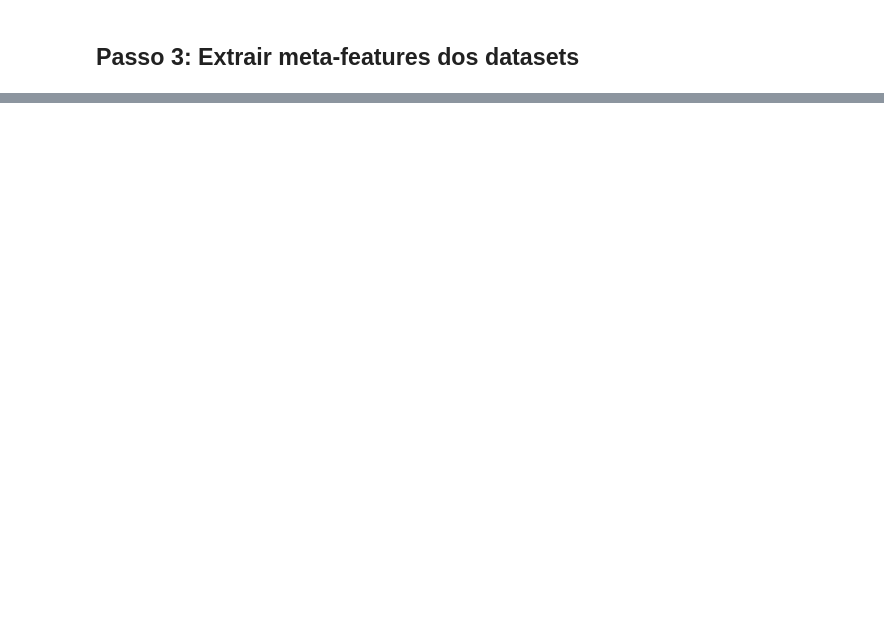
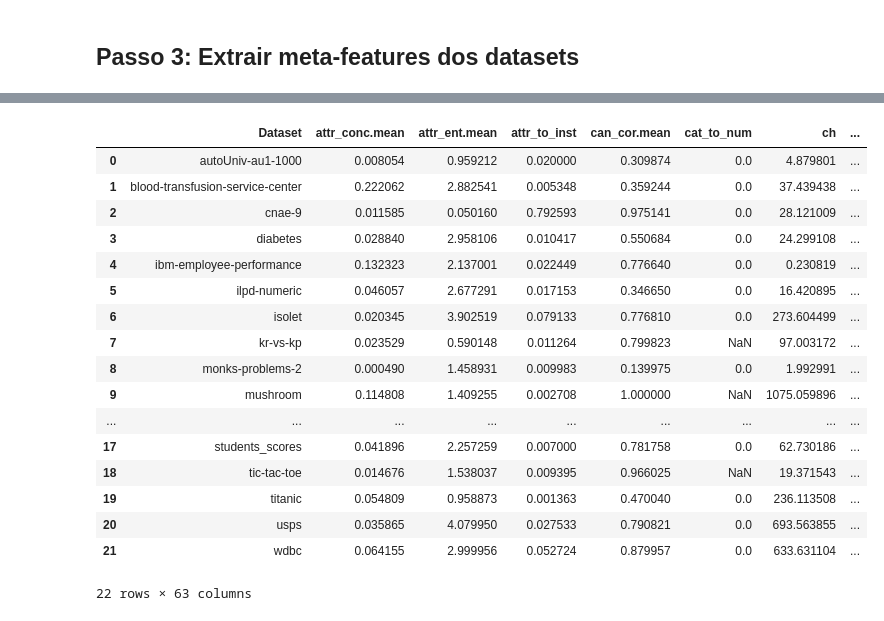
Before and after one commit to amorimlb/Meta-aprendizagem-2026.1-code, a Jupyter notebook: Example3/Example3.ipynb, the cells around one changed output, grey strips where cells are left out. Cells and saved outputs as stored; diff of their text form; code cells hidden in the pictures; blank space fills up the shorter version.

```diff
--- a/Example3/Example3.ipynb
+++ b/Example3/Example3.ipynb
@@ -224,0 +580,21 @@ print(f'\nColumns: {meta_features_df.columns.tolist()}')
+# %%
+meta_dataset
+# %% [output]
+|  | Dataset | attr_conc.mean | attr_ent.mean | attr_to_inst | can_cor.mean | cat_to_num | ch | ... |
+| 0 | autoUniv-au1-1000 | 0.008054 | 0.959212 | 0.020000 | 0.309874 | 0.0 | 4.879801 | ... |
+| 1 | blood-transfusion-service-center | 0.222062 | 2.882541 | 0.005348 | 0.359244 | 0.0 | 37.439438 | ... |
+| 2 | cnae-9 | 0.011585 | 0.050160 | 0.792593 | 0.975141 | 0.0 | 28.121009 | ... |
+| 3 | diabetes | 0.028840 | 2.958106 | 0.010417 | 0.550684 | 0.0 | 24.299108 | ... |
+| 4 | ibm-employee-performance | 0.132323 | 2.137001 | 0.022449 | 0.776640 | 0.0 | 0.230819 | ... |
+| 5 | ilpd-numeric | 0.046057 | 2.677291 | 0.017153 | 0.346650 | 0.0 | 16.420895 | ... |
+| 6 | isolet | 0.020345 | 3.902519 | 0.079133 | 0.776810 | 0.0 | 273.604499 | ... |
+| 7 | kr-vs-kp | 0.023529 | 0.590148 | 0.011264 | 0.799823 | NaN | 97.003172 | ... |
+| 8 | monks-problems-2 | 0.000490 | 1.458931 | 0.009983 | 0.139975 | 0.0 | 1.992991 | ... |
+| 9 | mushroom | 0.114808 | 1.409255 | 0.002708 | 1.000000 | NaN | 1075.059896 | ... |
+| ... | ... | ... | ... | ... | ... | ... | ... | ... |
+| 17 | students_scores | 0.041896 | 2.257259 | 0.007000 | 0.781758 | 0.0 | 62.730186 | ... |
+| 18 | tic-tac-toe | 0.014676 | 1.538037 | 0.009395 | 0.966025 | NaN | 19.371543 | ... |
+| 19 | titanic | 0.054809 | 0.958873 | 0.001363 | 0.470040 | 0.0 | 236.113508 | ... |
+| 20 | usps | 0.035865 | 4.079950 | 0.027533 | 0.790821 | 0.0 | 693.563855 | ... |
+| 21 | wdbc | 0.064155 | 2.999956 | 0.052724 | 0.879957 | 0.0 | 633.631104 | ... |
+22 rows × 63 columns
```
Also changed, not shown: parts of 21 cells of this notebook.
